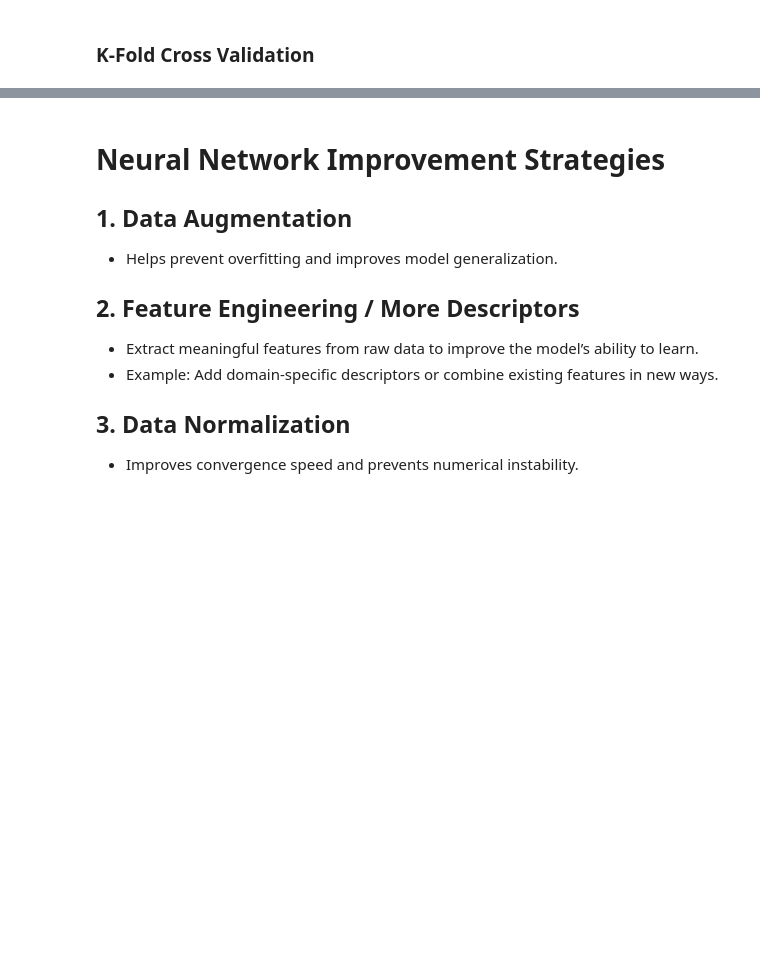
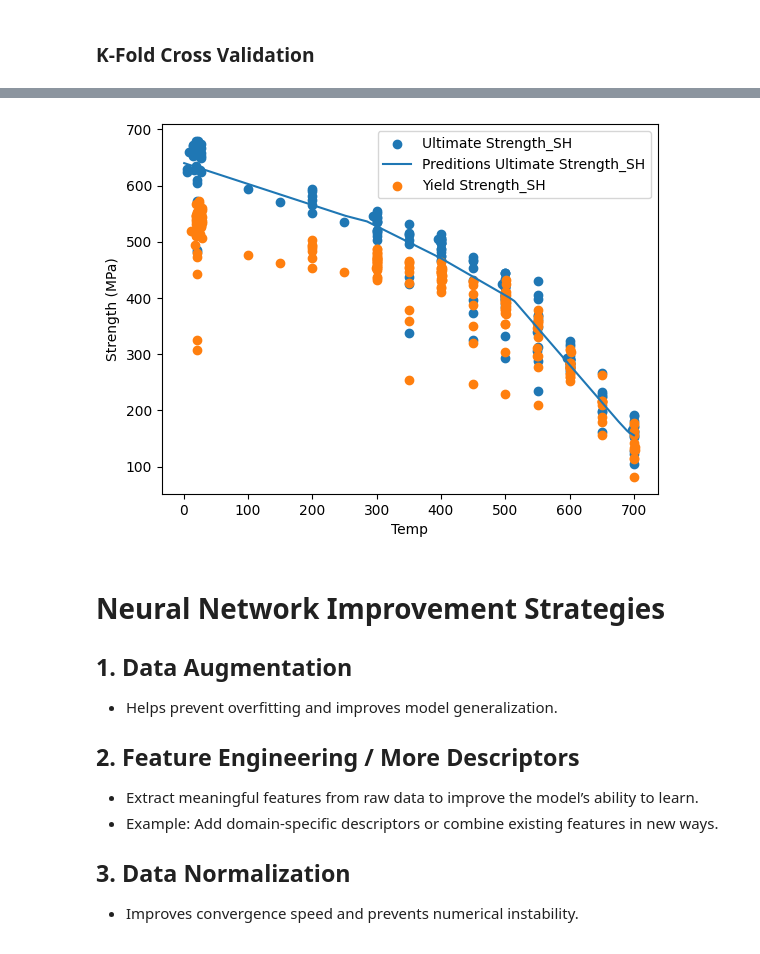
Before and after one commit to Ghoniem-Org/DatabaseCodes, a Jupyter notebook: Jupyter/PytorchTraining.ipynb, the cells around one changed output, grey strips where cells are left out. Saved outputs shown, nothing was run; the diff lists cells and outputs as text; code cells hidden in the pictures; blank space fills up the shorter version.

```diff
--- a/Jupyter/PytorchTraining.ipynb
+++ b/Jupyter/PytorchTraining.ipynb
@@ -209,9 +269,9 @@ plt.show()
 model.eval()
 test_loss = 0
 with torch.no_grad():
-    for batch_X, batch_y in test_loader:
+    for batch_X, batch_y in test_dataset:
         predictions = model(batch_X)
         loss = criterion(predictions, batch_y)
         test_loss += loss.item()
 
-print(f'Test Loss: {test_loss / len(test_loader):.4f}')
+print(f'Test Loss: {test_loss / len(test_dataset):.4f}')
@@ -219,9 +281,9 @@ print(f'Test Loss: {test_loss / len(test_loader):.4f}')
 model.eval()
 train_loss = 0
 with torch.no_grad():
-    for batch_X, batch_y in train_loader:
+    for batch_X, batch_y in train_dataset:
         predictions = model(batch_X)
         loss = criterion(predictions, batch_y)
         train_loss += loss.item()
 
-print(f'Train Loss: {train_loss / len(train_loader):.4f}')
+print(f'Train Loss: {train_loss / len(train_dataset):.4f}')
@@ -228,19 +292,21 @@ print(f'Train Loss: {train_loss / len(train_loader):.4f}')
 # %%
-X_test = np.arange(1,701)
-y_test = []
+X_test = np.arange(1,701).reshape(-1, 1)
+X_test = scaler_X.transform(X_test)
 model.eval()
-for i in X_test:
-    with torch.no_grad():
-        predictions = model(torch.tensor([float(i)]))
-        y_test.append(predictions.detach().numpy()[0])
+with torch.no_grad():
+    predictions = model(torch.tensor(X_test, dtype=torch.float32))
+    predictions = scaler_y.inverse_transform(predictions.detach().numpy())
 # %%
 plt.scatter(X0, y0, label = material_property)
-plt.plot(X_test, y_test, label = f"Preditions {material_property}" )
+plt.plot(scaler_X.inverse_transform(X_test), predictions, label = f"Preditions {material_property}" )
 plt.scatter(X1, y1, label = material_property1)
+
 plt.ylabel("Strength (MPa)")
 plt.xlabel("Temp")
 plt.legend()
 plt.show()
+# %% [output]
+[figure, added]
 # %% [markdown]
 # Neural Network Improvement Strategies
 
```
Also changed, not shown: parts of 37 cells of this notebook, 2 other files.
